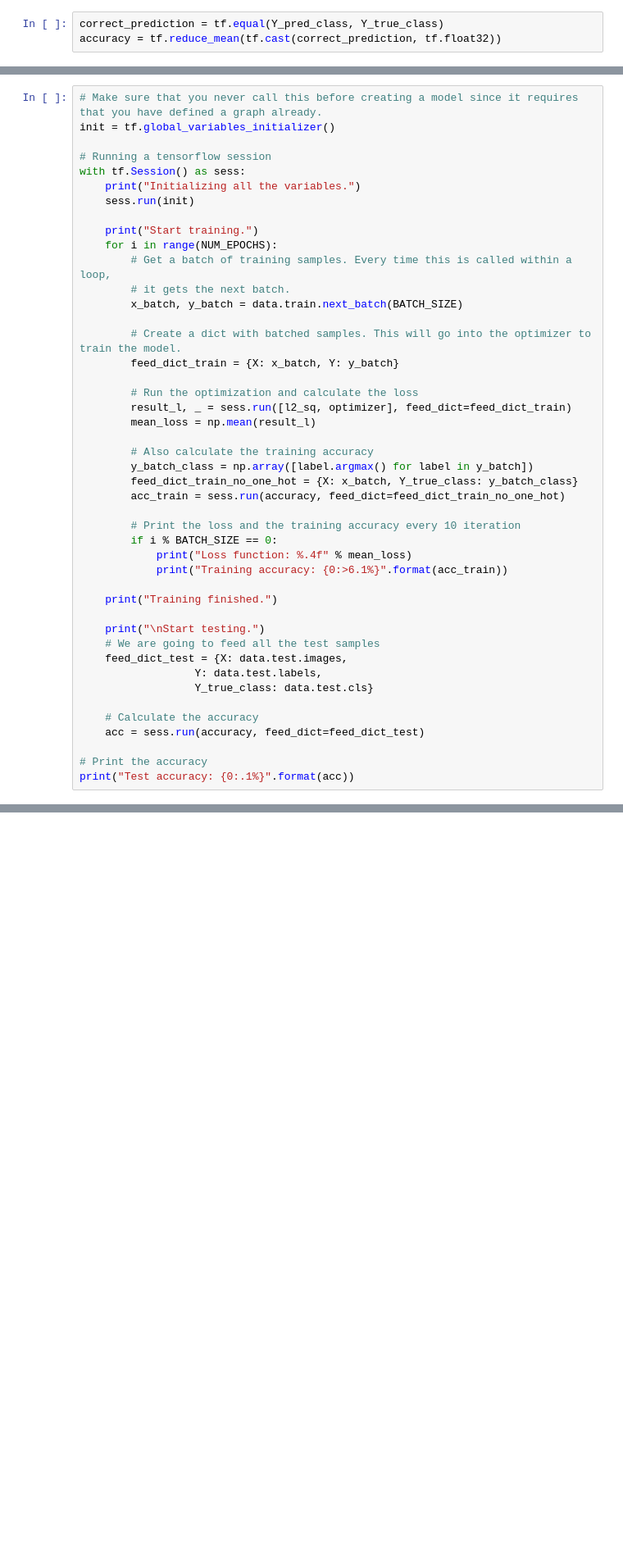
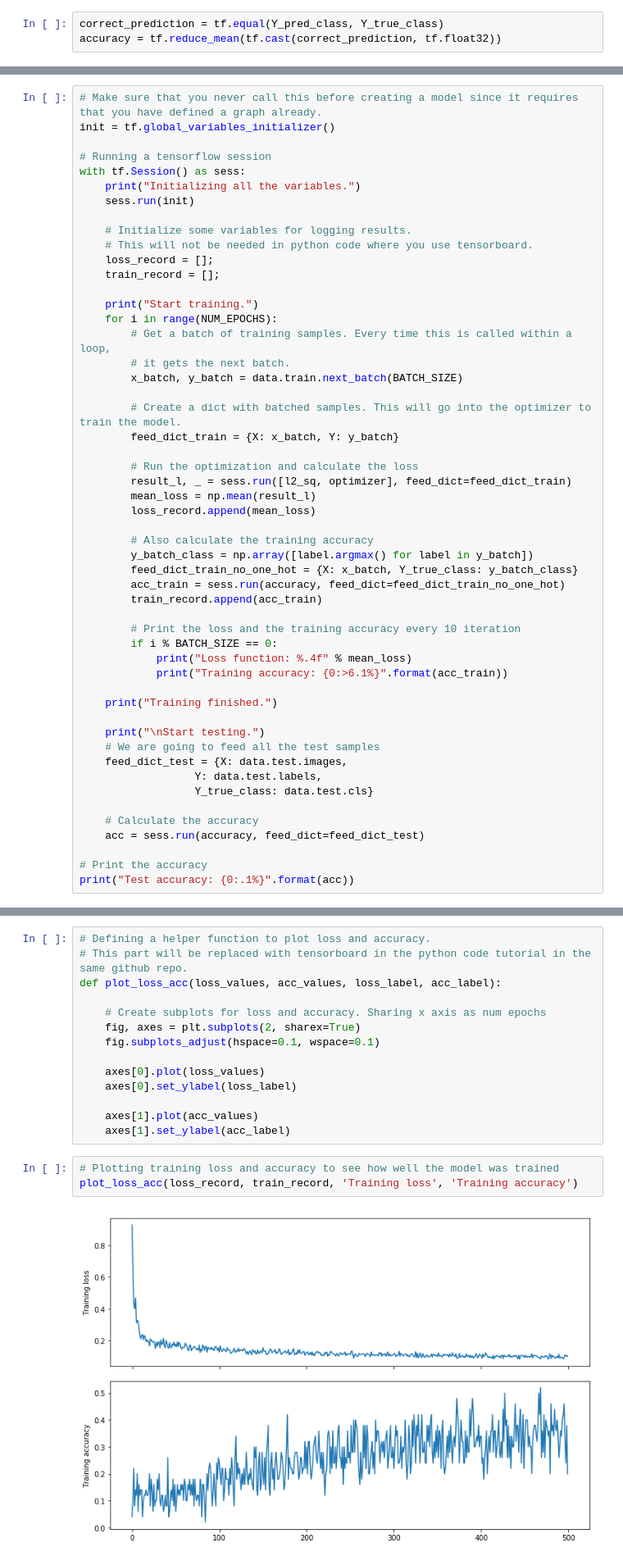
Before and after one commit to shonaka/DeepLearning, a Jupyter notebook: TF01_linear_model.ipynb, the cells around one changed output, grey strips where cells are left out. Shown at 82% size. Drawn from its saved outputs; the diff is of its cells as text; blank space fills up the shorter version.

Commit message:
Added a helper function to plot loss and accuracy for sanity check.

```diff
--- a/TF01_linear_model.ipynb
+++ b/TF01_linear_model.ipynb
@@ -195,6 +199,11 @@ init = tf.global_variables_initializer()
 with tf.Session() as sess:
     print("Initializing all the variables.")
     sess.run(init)
+
+    # Initialize some variables for logging results.
+    # This will not be needed in python code where you use tensorboard.
+    loss_record = [];
+    train_record = [];
 
     print("Start training.")
     for i in range(NUM_EPOCHS):
@@ -208,11 +217,13 @@ with tf.Session() as sess:
         # Run the optimization and calculate the loss
         result_l, _ = sess.run([l2_sq, optimizer], feed_dict=feed_dict_train)
         mean_loss = np.mean(result_l)
+        loss_record.append(mean_loss)
 
         # Also calculate the training accuracy
         y_batch_class = np.array([label.argmax() for label in y_batch])
         feed_dict_train_no_one_hot = {X: x_batch, Y_true_class: y_batch_class}
         acc_train = sess.run(accuracy, feed_dict=feed_dict_train_no_one_hot)
+        train_record.append(acc_train)
 
         # Print the loss and the training accuracy every 10 iteration
         if i % BATCH_SIZE == 0:
@@ -252,0 +268,19 @@ Test accuracy: 36.7%
+# %%
+# Defining a helper function to plot loss and accuracy.
+# This part will be replaced with tensorboard in the python code tutorial in the same github repo.
+def plot_loss_acc(loss_values, acc_values, loss_label, acc_label):
+
+    # Create subplots for loss and accuracy. Sharing x axis as num epochs
+    fig, axes = plt.subplots(2, sharex=True)
+    fig.subplots_adjust(hspace=0.1, wspace=0.1)
+
+    axes[0].plot(loss_values)
+    axes[0].set_ylabel(loss_label)
+
+    axes[1].plot(acc_values)
+    axes[1].set_ylabel(acc_label)
+# %%
+# Plotting training loss and accuracy to see how well the model was trained
+plot_loss_acc(loss_record, train_record, 'Training loss', 'Training accuracy')
+# %% [output]
+[figure, added]
```
Also changed, not shown: parts of 9 cells of this notebook.
